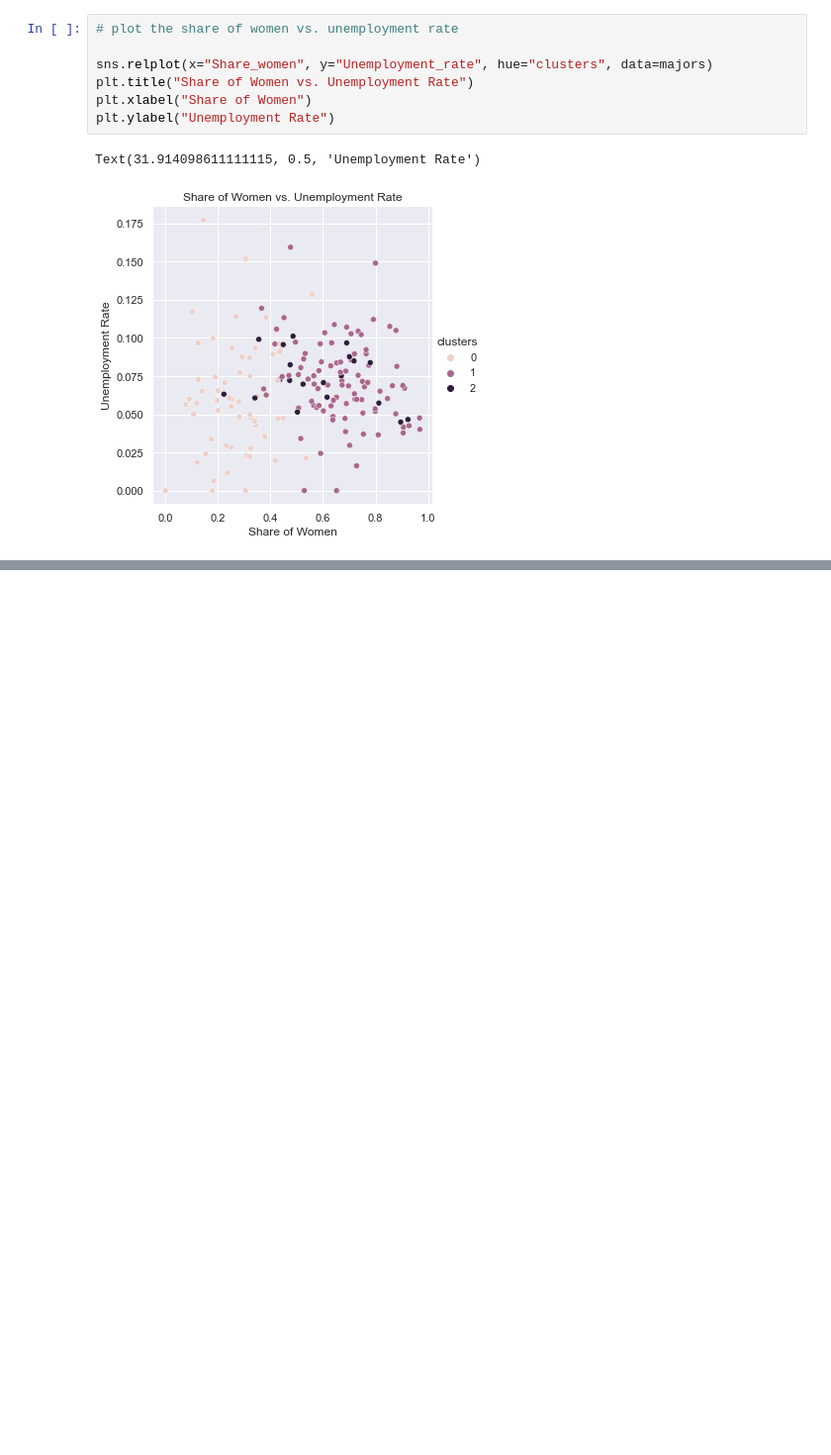
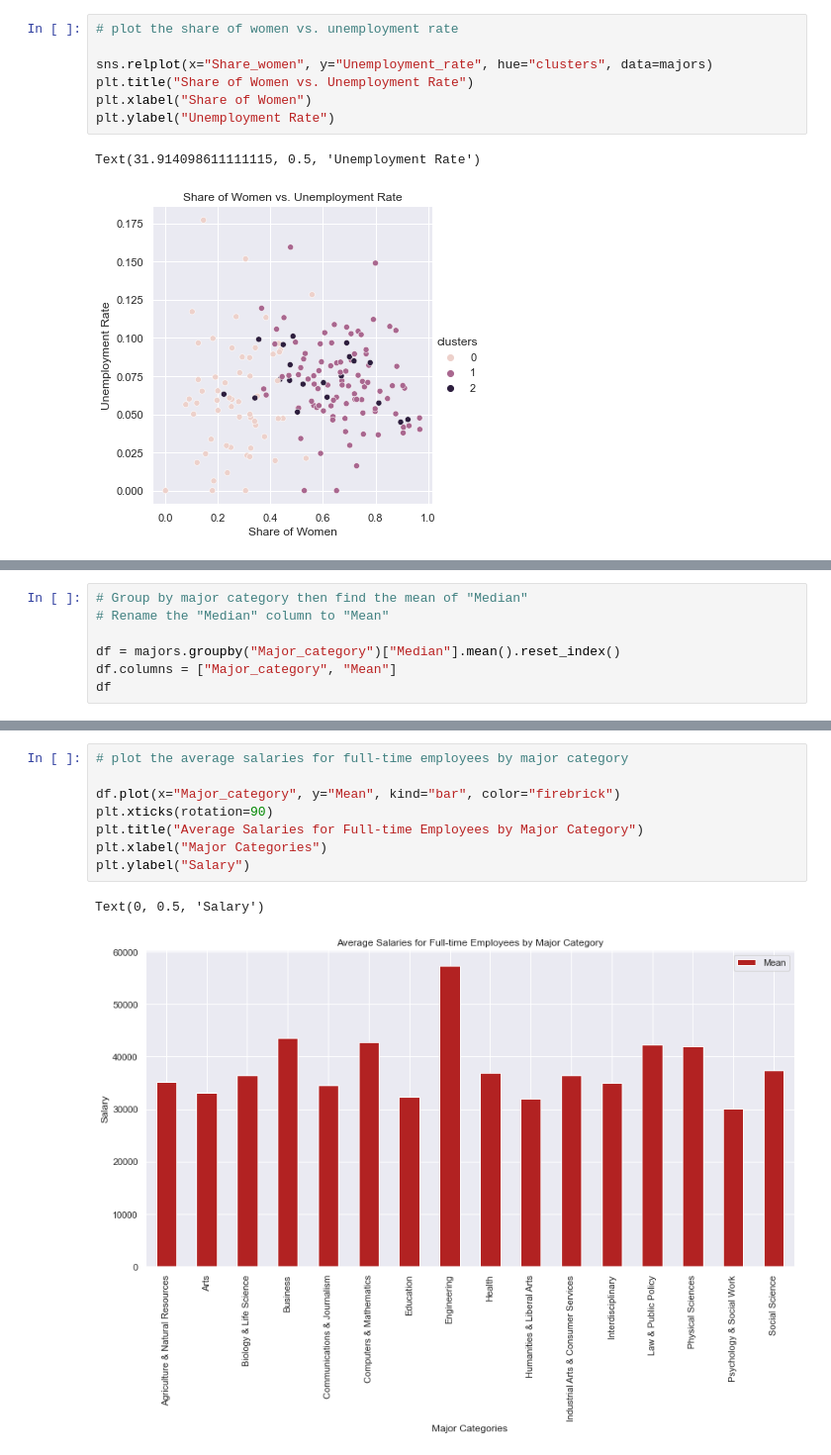
Before and after one commit to lbcmp/Data-Science-Project, a Jupyter notebook: MAT328_Project.ipynb, the cells around one changed output, grey strips where cells are left out. Shown at 99% size. Saved outputs shown, nothing was run; the diff lists cells and outputs as text; blank space fills up the shorter version.

```diff
--- a/MAT328_Project.ipynb
+++ b/MAT328_Project.ipynb
@@ -493,0 +557,7 @@ Text(31.914098611111115, 0.5, 'Unemployment Rate')
+# %%
+# Group by major category then find the mean of "Median"
+# Rename the "Median" column to "Mean"
+
+df = majors.groupby("Major_category")["Median"].mean().reset_index()
+df.columns = ["Major_category", "Mean"]
+df
@@ -493,0 +582,11 @@ Text(31.914098611111115, 0.5, 'Unemployment Rate')
+# %%
+# plot the average salaries for full-time employees by major category
+
+df.plot(x="Major_category", y="Mean", kind="bar", color="firebrick")
+plt.xticks(rotation=90)
+plt.title("Average Salaries for Full-time Employees by Major Category")
+plt.xlabel("Major Categories")
+plt.ylabel("Salary")
+# %% [output]
+Text(0, 0.5, 'Salary')
+[figure, added]
```
Also changed, not shown: parts of 6 cells of this notebook.
